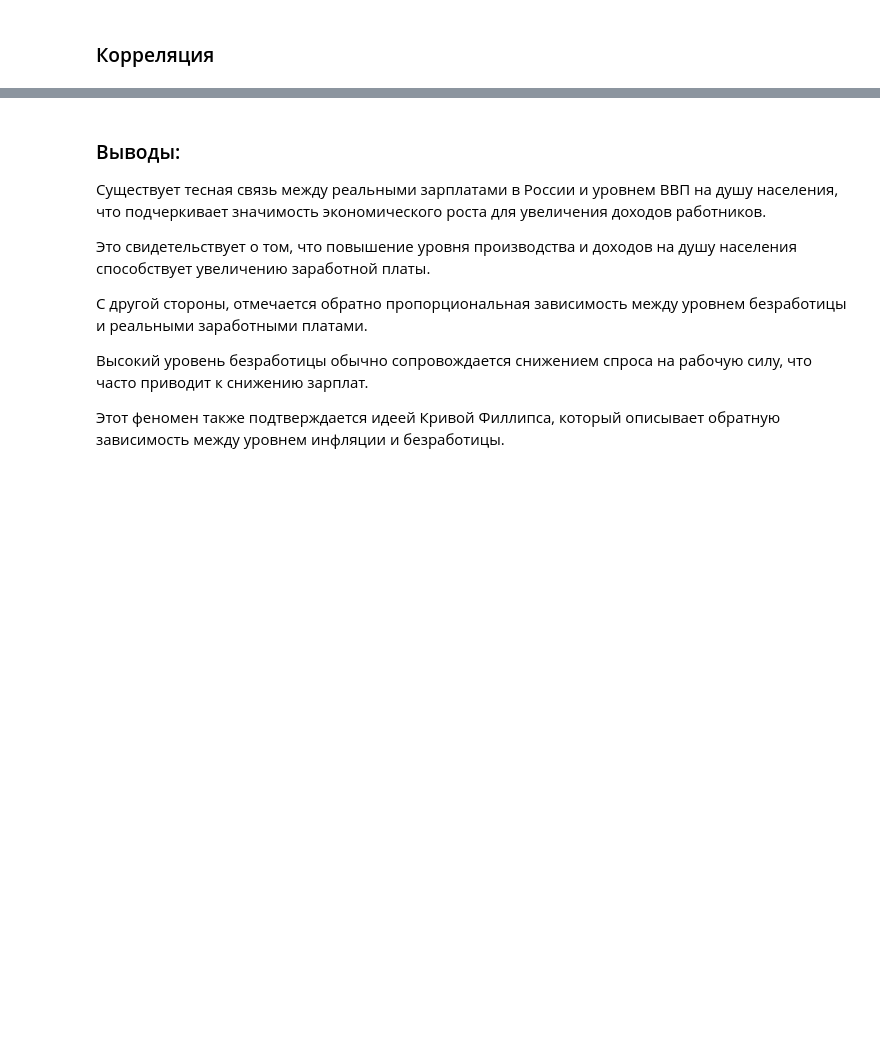
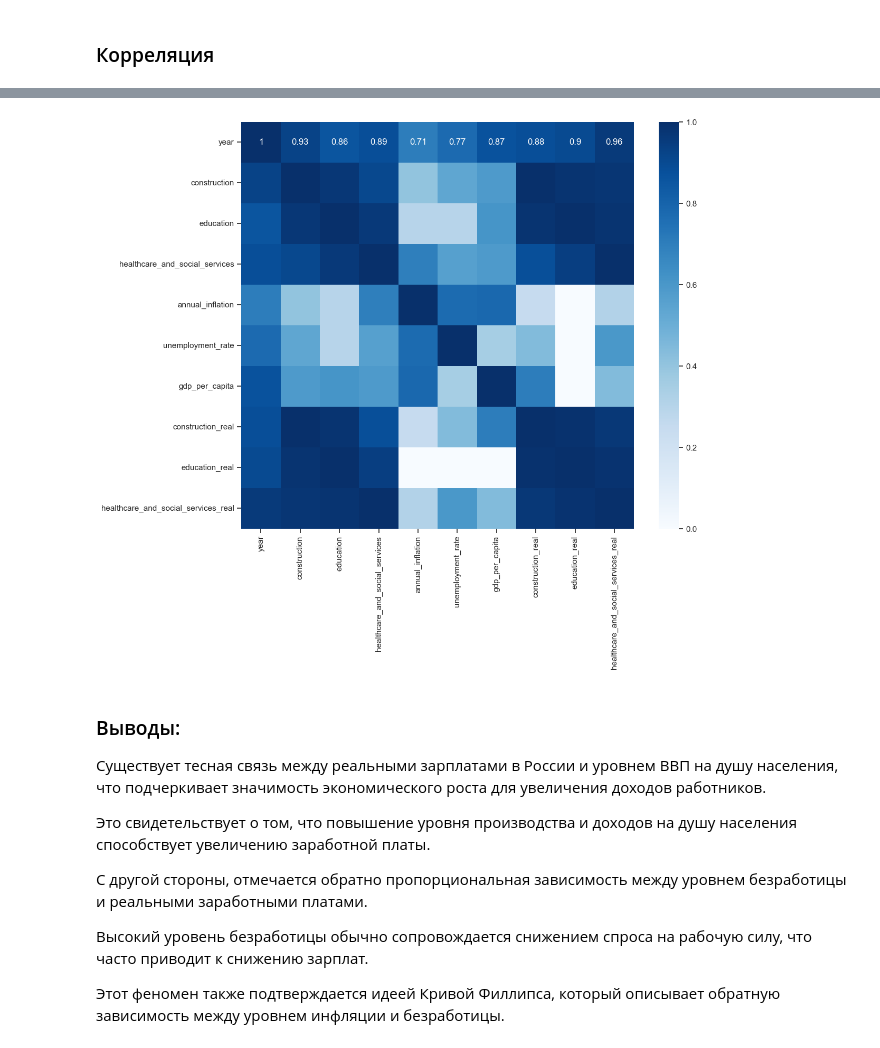
Before and after one commit to bobylevaea/streamlit_dynamics_of_real_wages, a Jupyter notebook: final_project.ipynb, the cells around one changed output, grey strips where cells are left out. Cells and saved outputs as stored; diff of their text form; code cells hidden in the pictures; blank space fills up the shorter version.

```diff
--- a/final_project.ipynb
+++ b/final_project.ipynb
@@ -199,0 +262,5 @@ plt.show()
+# %%
+import phik
+
+ph = data.phik_matrix()
+ph
@@ -200,3 +280,9 @@ plt.show()
+# %%
+plt.figure(figsize=(12, 10))
+sns.heatmap(ph, cmap="Blues", annot=True)
+plt.show()
+# %% [output]
+[figure, added]
 # %% [markdown]
 ### Выводы:
 Существует тесная связь между реальными зарплатами в России и уровнем ВВП на душу населения, что подчеркивает значимость экономического роста для увеличения доходов работников.
```
Also changed, not shown: parts of 19 cells of this notebook.
